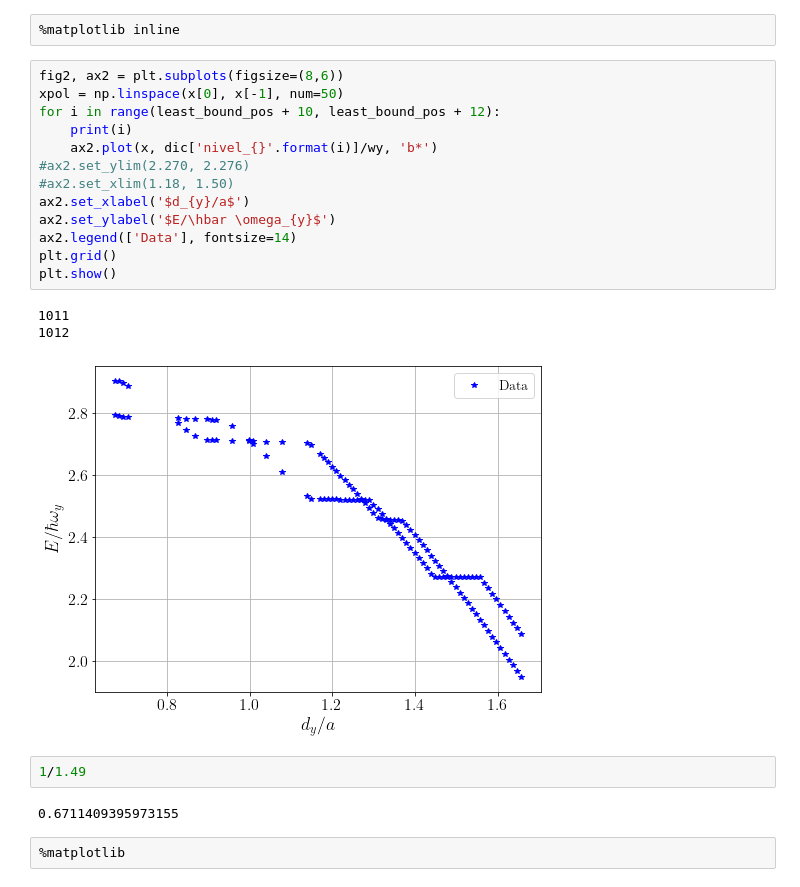
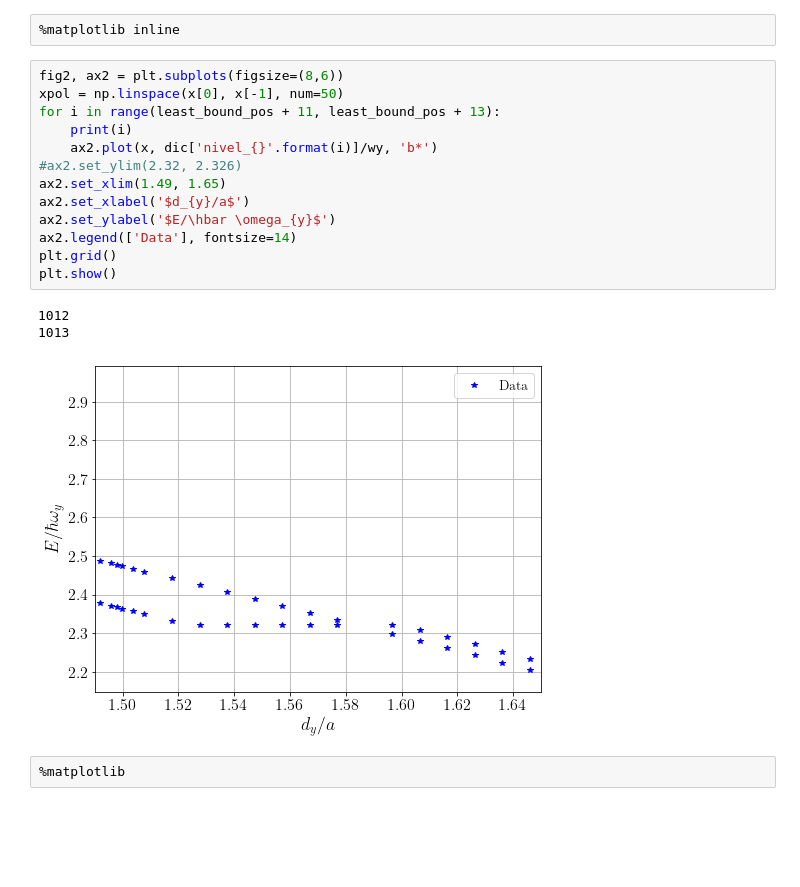
Before and after one commit to TsspGit/Ultracold_Atoms_src, a Jupyter notebook: Energies_Analysis_7802_4993_50.ipynb, the cells around one changed output. Cells and saved outputs as stored; diff of their text form; blank space fills up the shorter version.

```diff
--- a/Energies_Analysis_7802_4993_50.ipynb
+++ b/Energies_Analysis_7802_4993_50.ipynb
@@ -100,24 +92,20 @@ Más puntos en: 0.70830 -- 0.70980
 # %%
 fig2, ax2 = plt.subplots(figsize=(8,6))
 xpol = np.linspace(x[0], x[-1], num=50)
-for i in range(least_bound_pos + 10, least_bound_pos + 12):
+for i in range(least_bound_pos + 11, least_bound_pos + 13):
     print(i)
     ax2.plot(x, dic['nivel_{}'.format(i)]/wy, 'b*')
-#ax2.set_ylim(2.270, 2.276)
-#ax2.set_xlim(1.18, 1.50)
+#ax2.set_ylim(2.32, 2.326)
+ax2.set_xlim(1.49, 1.65)
 ax2.set_xlabel('$d_{y}/a$')
 ax2.set_ylabel('$E/\hbar \omega_{y}$')
 ax2.legend(['Data'], fontsize=14)
 plt.grid()
 plt.show()
 # %% [output]
-1011
 1012
+1013
-[figure, old version]
+[figure, new version]
-# %%
-1/1.49
-# %% [output]
-0.6711409395973155
 # %%
 %matplotlib
 # %% [output]
```
Also changed, not shown: parts of 9 cells of this notebook, 12 other files.
